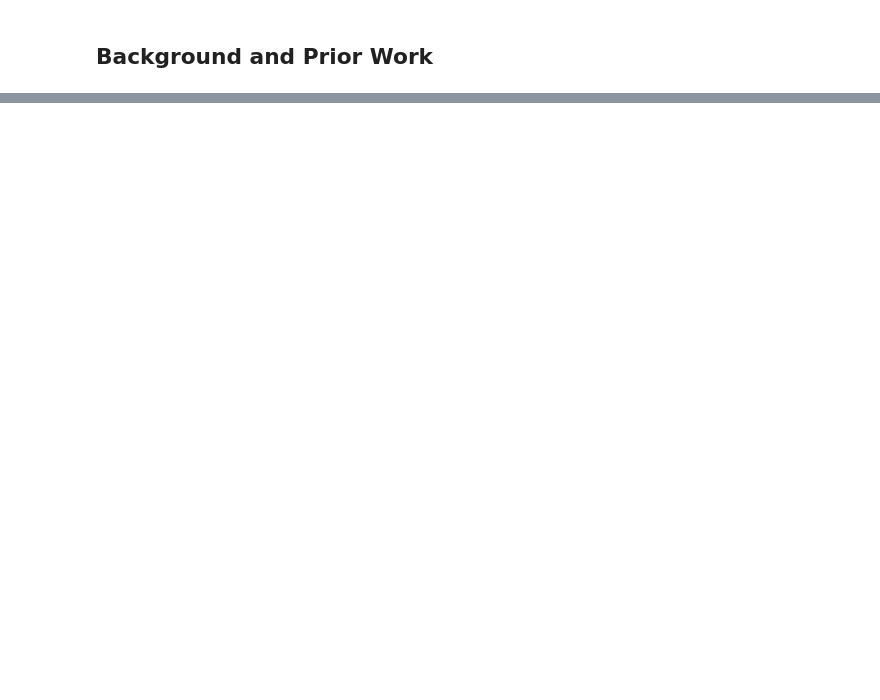
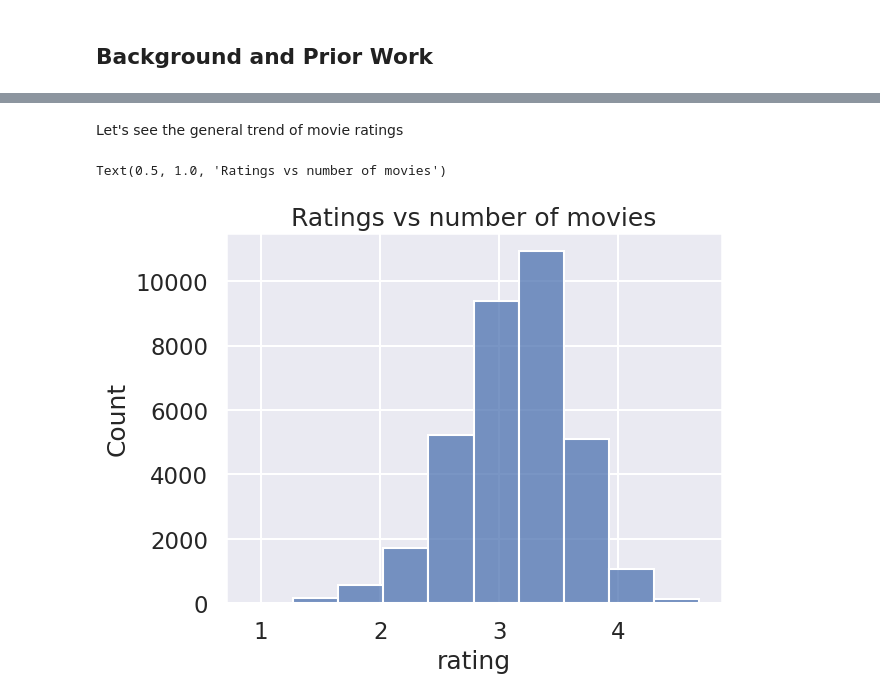
Before and after one commit to COGS108/Group080_WI24, a Jupyter notebook: DataCheckpoint_Group080_WI24.ipynb, the cells around one changed output, grey strips where cells are left out. Drawn from its saved outputs; the diff is of its cells as text; code cells hidden in the pictures; blank space fills up the shorter version.

Commit message:
Add files via upload
Data Checkpoint final 2/25

```diff
--- a/DataCheckpoint_Group080_WI24.ipynb
+++ b/DataCheckpoint_Group080_WI24.ipynb
@@ -149,0 +398,2 @@ If you think you will need any special resources or training outside what we hav
+# %%
+df = df.rename(columns={'name': 'actors'})
@@ -149,0 +402,6 @@ If you think you will need any special resources or training outside what we hav
+# %%
+# Drop rows with NaN values in 'movie', 'rating', or 'actors' columns
+df = df.dropna(subset=['movie', 'rating', 'actors'])
+
+# Display the first few rows of the cleaned DataFrame
+df.head()
@@ -149,0 +417,9 @@ If you think you will need any special resources or training outside what we hav
+# %%
+columns_to_keep = ['movie', 'rating', 'actors']
+
+# Drop columns that are not in the 'columns_to_keep' list
+df = df[columns_to_keep]
+
+# Display the first few rows of the modified DataFrame
+df.head()
+print(len(df))
@@ -149,0 +430,5 @@ If you think you will need any special resources or training outside what we hav
+# %%
+df = df.drop_duplicates(subset='movie', keep='first')
+
+# Display the first few rows of the DataFrame after removing duplicates
+df.head()
@@ -149,0 +550,8 @@ If you think you will need any special resources or training outside what we hav
+# %% [markdown]
+Let's see the general trend of movie ratings
+# %%
+sns.histplot(x= df['rating'], bins = 10)
+plt.title('Ratings vs number of movies')
+# %% [output]
+Text(0.5, 1.0, 'Ratings vs number of movies')
+[figure, added]
```
Also changed, not shown: parts of 99 cells of this notebook.
